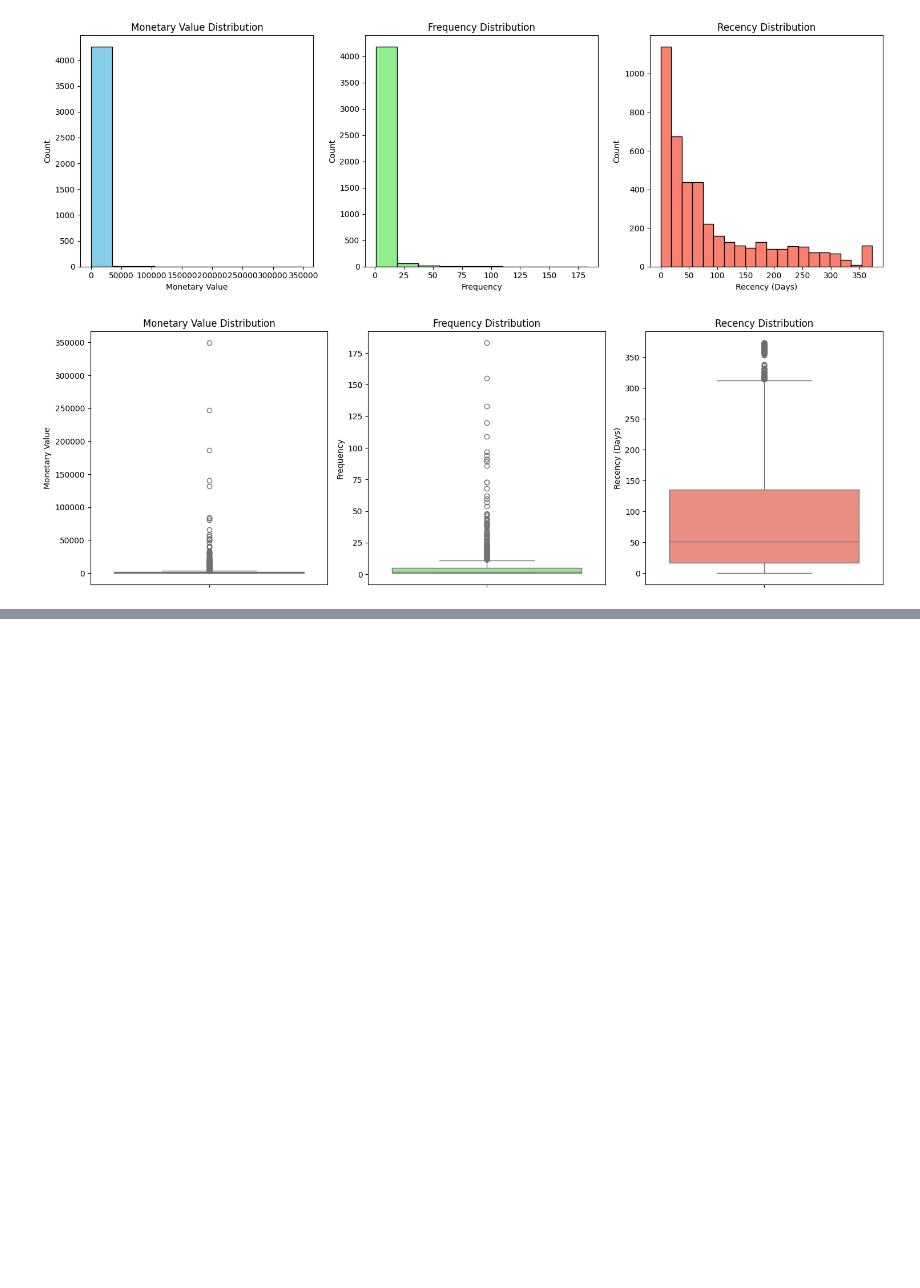
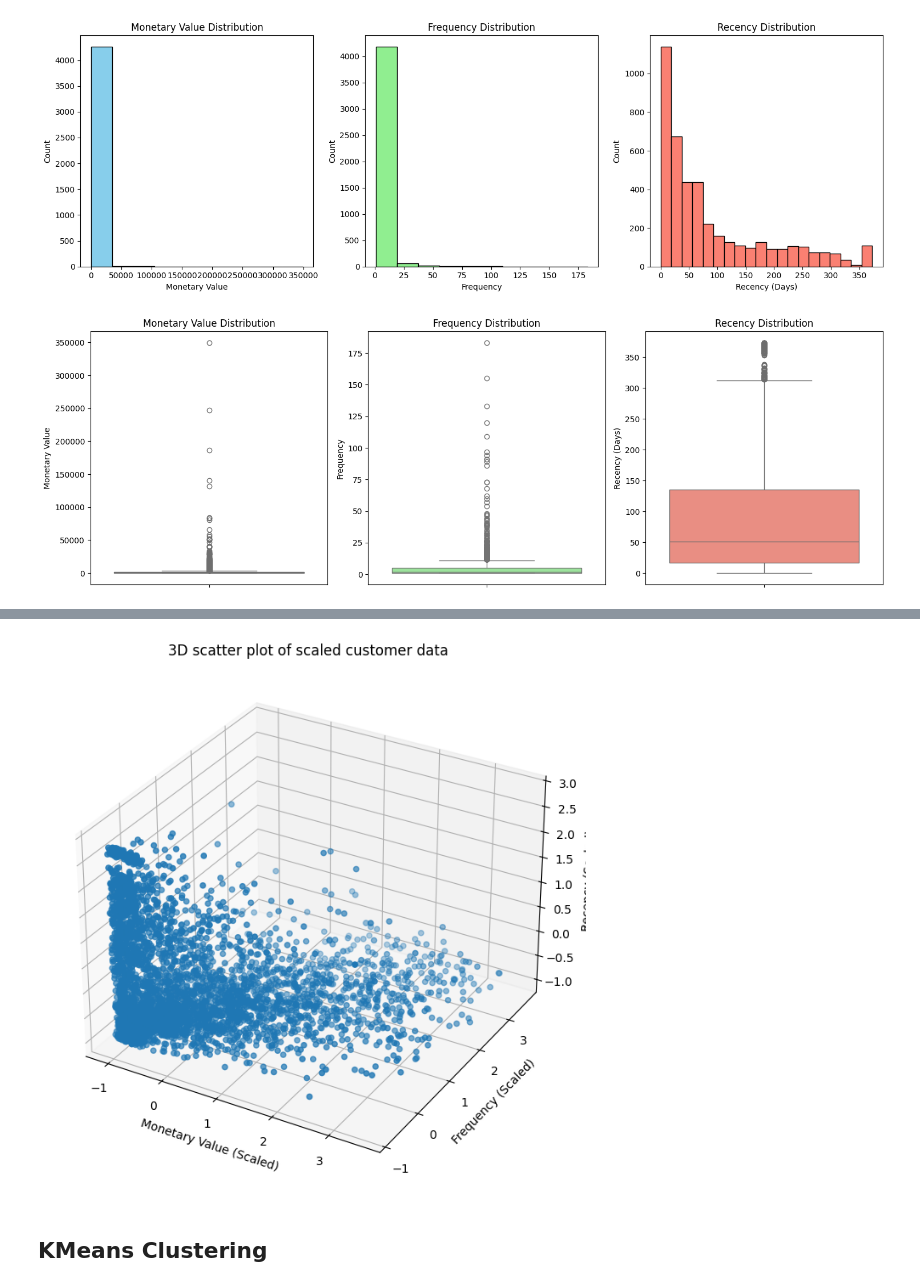
Before and after one commit to poojan019/customerSegmentation, a Jupyter notebook: main.ipynb, the cells around one changed output, grey strips where cells are left out. Drawn from its saved outputs; the diff is of its cells as text; code cells hidden in the pictures; blank space fills up the shorter version.

```diff
--- a/main.ipynb
+++ b/main.ipynb
@@ -383,0 +471,4 @@ plt.show()
+# %%
+scaler = StandardScaler()
+scaled_data = scaler.fit_transform(non_outliers_df[['MonetaryValue', 'Frequency', 'Recency']])
+scaled_data
@@ -383,0 +483,3 @@ plt.show()
+# %%
+scaled_data_df = pd.DataFrame(scaled_data, index=non_outliers_df.index, columns=['MonetaryValue', 'Frequency', 'Recency'])
+scaled_data_df
@@ -383,0 +500,18 @@ plt.show()
+# %%
+fig = plt.figure(figsize=(8, 8))
+
+ax = fig.add_subplot(projection="3d")
+
+scatter = ax.scatter(scaled_data_df['MonetaryValue'],
+                    scaled_data_df['Frequency'],
+                    scaled_data_df['Recency'])
+ax.set_xlabel('Monetary Value (Scaled)')
+ax.set_ylabel('Frequency (Scaled)')
+ax.set_zlabel('Recency (Scaled)')
+ax.set_title('3D scatter plot of scaled customer data')
+
+plt.show()
+# %% [output]
+[figure, added]
+# %% [markdown]
+## KMeans Clustering
```
Also changed, not shown: parts of 9 cells of this notebook.
